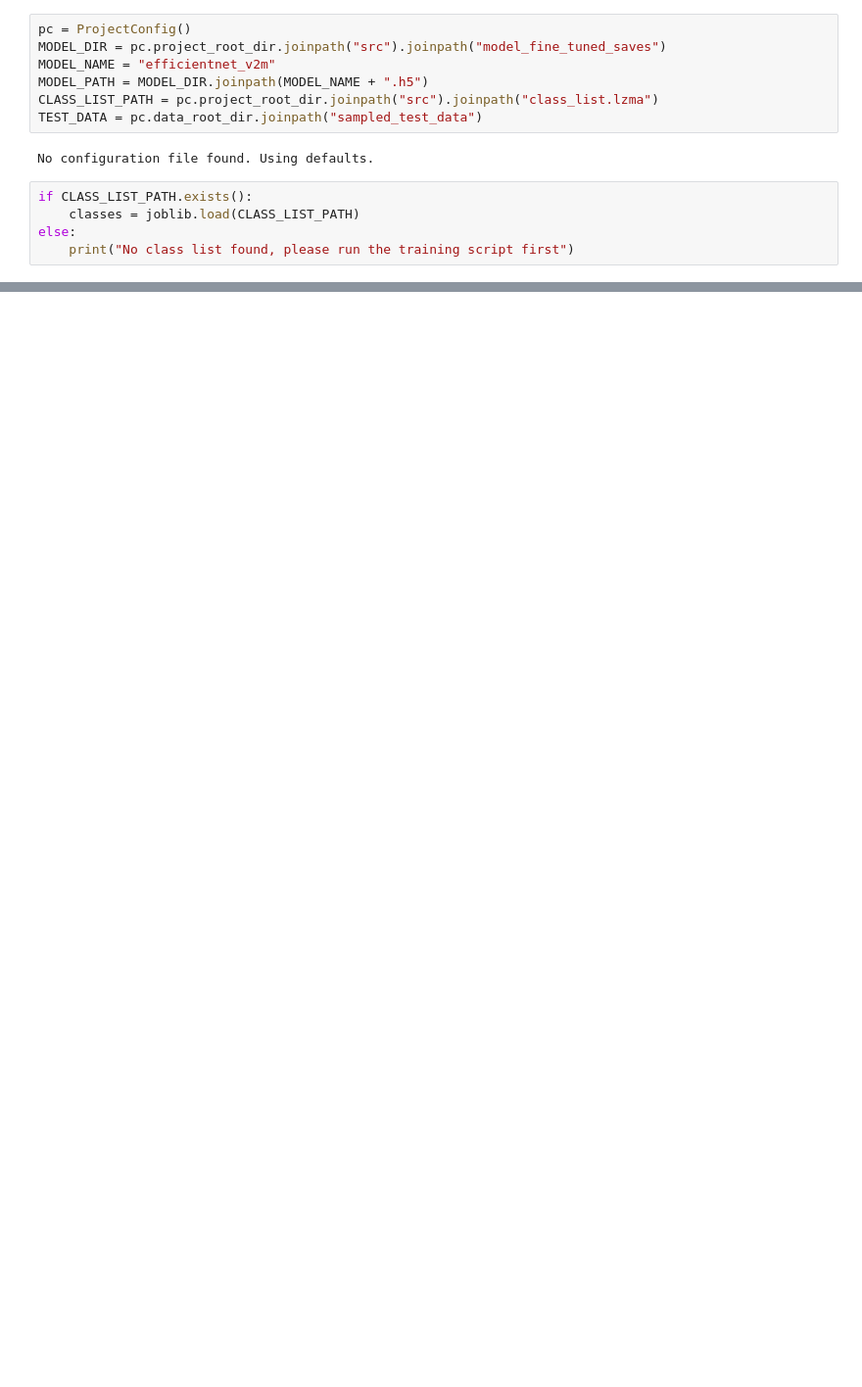
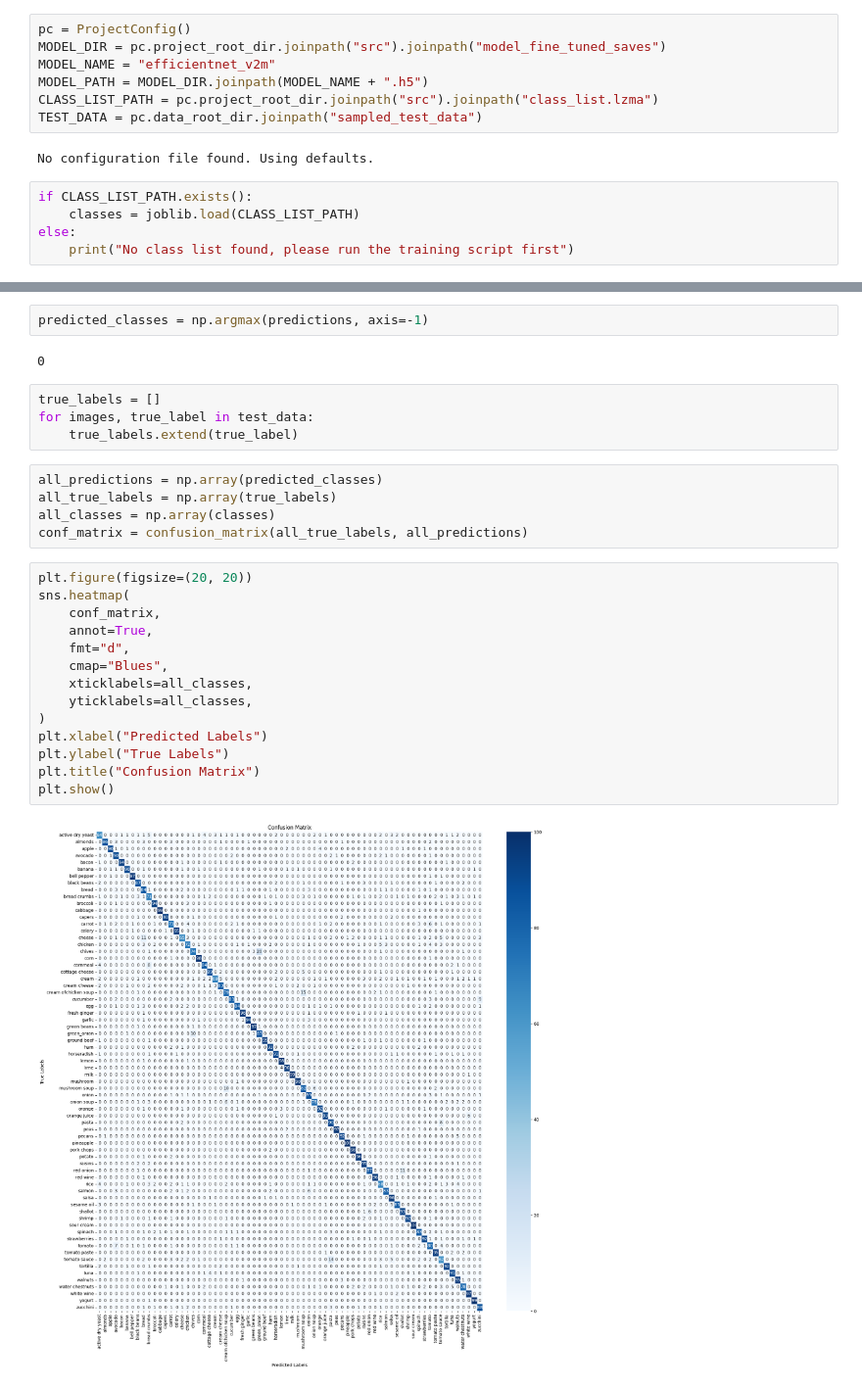
Before and after one commit to teddy661/gotmeals, a Jupyter notebook: src/confusion_matrix.ipynb, the cells around one changed output, grey strips where cells are left out. Shown at 98% size. Cells and saved outputs as stored; diff of their text form; blank space fills up the shorter version.

Commit message:
confusion matrix is done

```diff
--- a/src/confusion_matrix.ipynb
+++ b/src/confusion_matrix.ipynb
@@ -58,0 +78,29 @@ predictions = model.predict(test_data)
+# %%
+predicted_classes = np.argmax(predictions, axis=-1)
+# %% [output]
+0
+# %%
+true_labels = []
+for images, true_label in test_data:
+    true_labels.extend(true_label)
+# %%
+all_predictions = np.array(predicted_classes)
+all_true_labels = np.array(true_labels)
+all_classes = np.array(classes)
+conf_matrix = confusion_matrix(all_true_labels, all_predictions)
+# %%
+plt.figure(figsize=(20, 20))
+sns.heatmap(
+    conf_matrix,
+    annot=True,
+    fmt="d",
+    cmap="Blues",
+    xticklabels=all_classes,
+    yticklabels=all_classes,
+)
+plt.xlabel("Predicted Labels")
+plt.ylabel("True Labels")
+plt.title("Confusion Matrix")
+plt.show()
+# %% [output]
+[figure, added]
```
Also changed, not shown: parts of 4 cells of this notebook.
